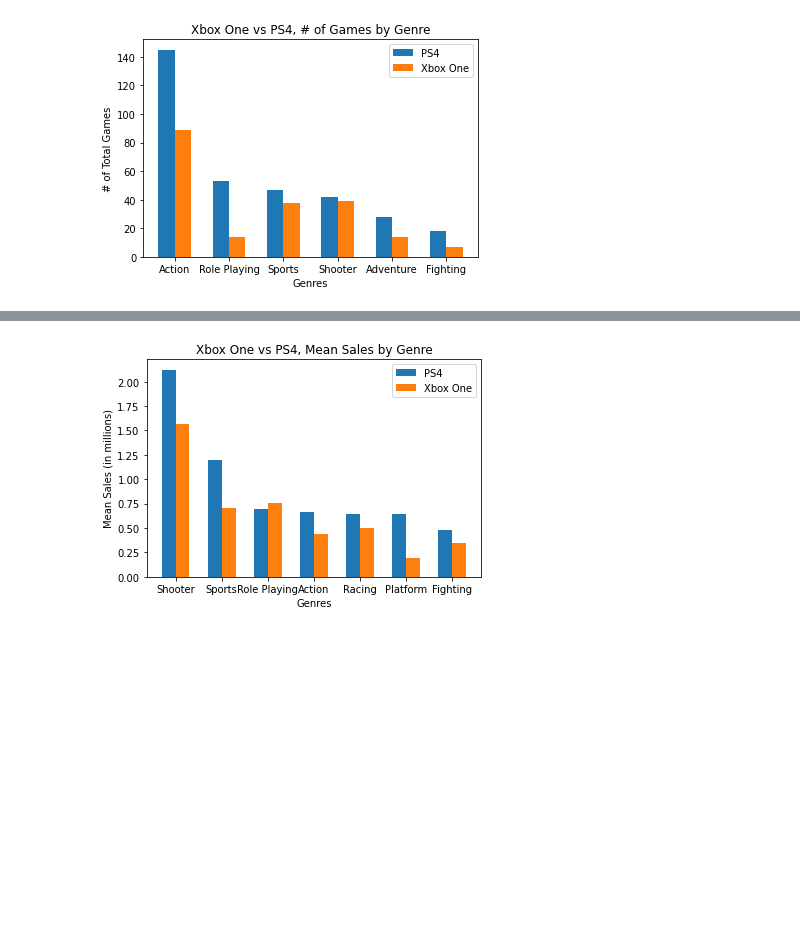
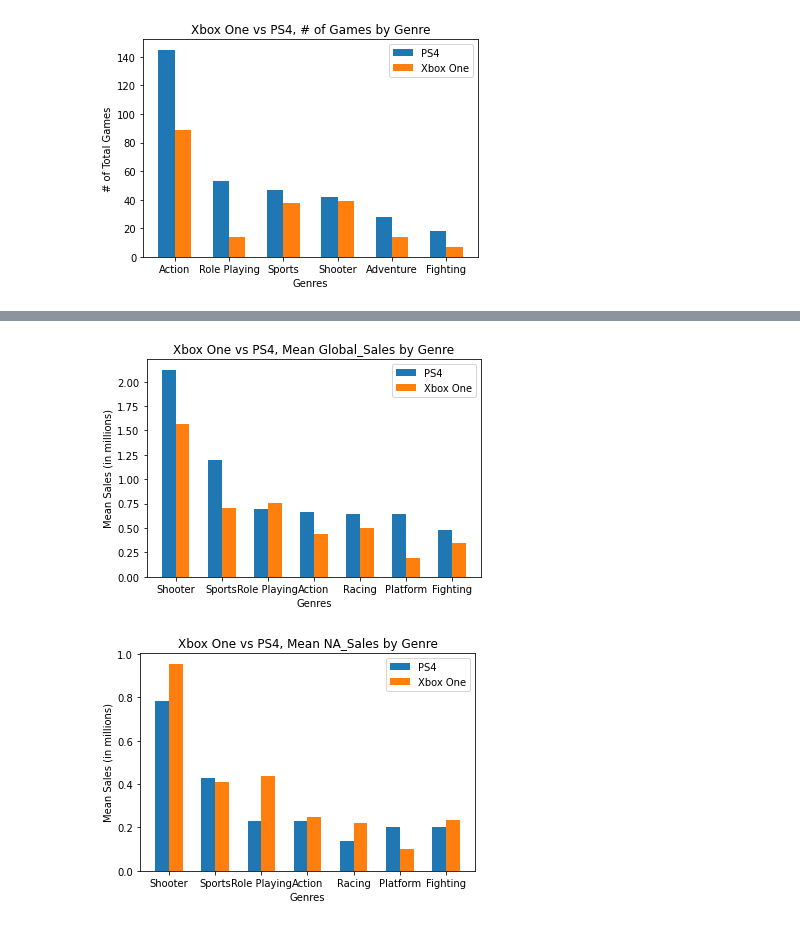
Before and after one commit to Epstei46/specialization-capstone-project, a Jupyter notebook: displayinator.ipynb, the cells around one changed output, grey strips where cells are left out. Cells and saved outputs as stored; diff of their text form; code cells hidden in the pictures; blank space fills up the shorter version.

```diff
--- a/displayinator.ipynb
+++ b/displayinator.ipynb
@@ -268,8 +275,15 @@ fn.try_or(lambda: fn.plotter(top_genres, PS4, Xbox_One, "PS4", "Xbox One", "Genr
 # %%
-"""Chart showing Xbox One vs PS4, Mean Sales by Genre"""
+"""Chart showing Xbox One vs PS4, Mean Global_Sales by Genre"""
 top_genres = ["Shooter", "Sports", "Role Playing", "Action", "Racing", "Platform", "Fighting"]
 PS4 = [2.123,1.196,0.692,0.668,0.64,0.642,0.481] # values for 1st bar in each set of grouped bars
 Xbox_One = [1.565,0.704,0.754,0.434,0.497,0.188,0.344] # values for 2nd bar in each set of grouped bars
-fn.try_or(lambda: fn.plotter(top_genres, PS4, Xbox_One, "PS4", "Xbox One", "Genres", "Mean Sales (in millions)", "Xbox One vs PS4, Mean Sales by Genre"))
+fn.try_or(lambda: fn.plotter(top_genres, PS4, Xbox_One, "PS4", "Xbox One", "Genres", "Mean Sales (in millions)", "Xbox One vs PS4, Mean Global_Sales by Genre"))
+
+"""Chart showing Xbox One vs PS4, Mean NA_Sales by Genre"""
+top_genres = ["Shooter", "Sports", "Role Playing", "Action", "Racing", "Platform", "Fighting"]
+PS4 = [0.783,0.429,0.228,0.228,0.137,0.204,0.2] # values for 1st bar in each set of grouped bars
+Xbox_One = [0.955,0.41,0.439,0.247,0.22,0.102,0.236] # values for 2nd bar in each set of grouped bars
+fn.try_or(lambda: fn.plotter(top_genres, PS4, Xbox_One, "PS4", "Xbox One", "Genres", "Mean Sales (in millions)", "Xbox One vs PS4, Mean NA_Sales by Genre"))
 # %% [output]
-[figure, old version]
+[figure, new version]
+[figure, added]
```
Also changed, not shown: parts of 1 cell of this notebook, 1 other file.
